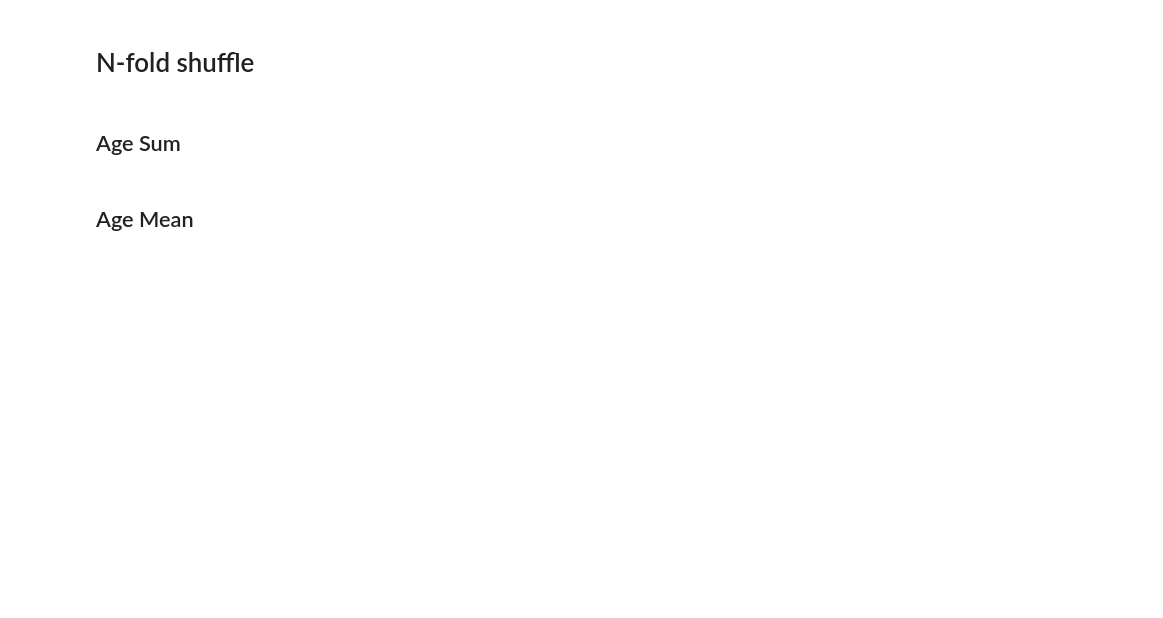
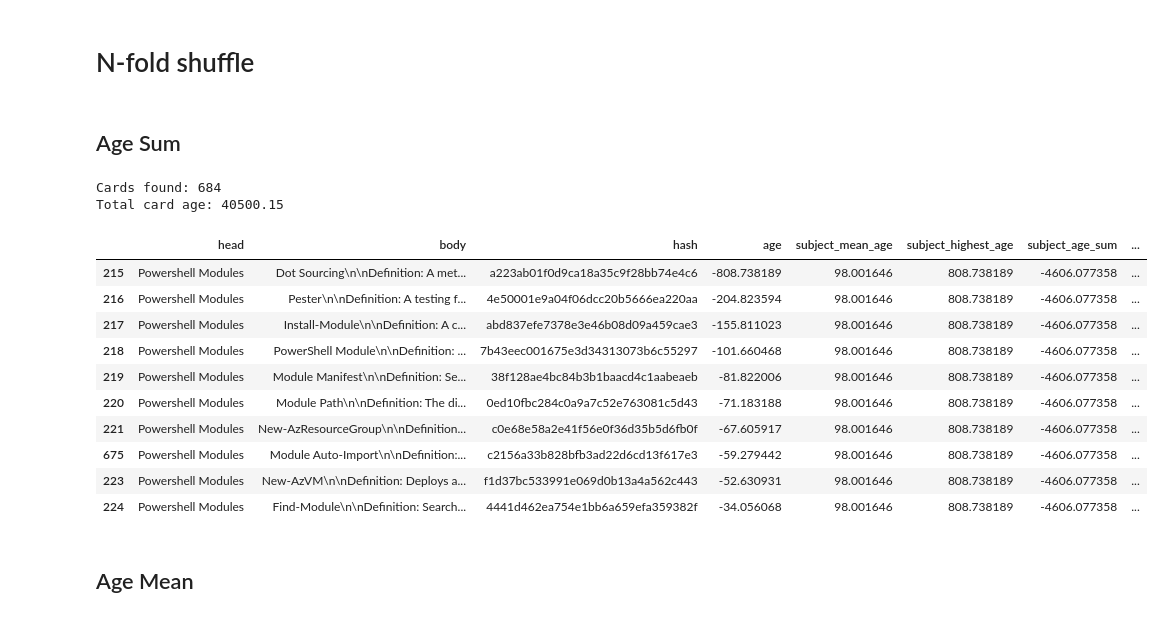
Before and after one commit to JayTY94/Certcards-refresh, a Jupyter notebook: shuffle.ipynb, the cells around one changed output. Cells and saved outputs as stored; diff of their text form; code cells hidden in the pictures; blank space fills up the shorter version.

```diff
--- a/shuffle.ipynb
+++ b/shuffle.ipynb
@@ -184,16 +184,30 @@ sum of ages: ~39212.05
 # %% [markdown]
 ## Age Sum
 # %%
-# n=3
-# existing_cards['count'] = existing_cards.sort_values('age', ascending=False).groupby('head').cumcount()
-# existing_cards['n_fold'] = existing_cards['count'] % n
+n=3
+existing_cards['count'] = existing_cards.sort_values('age', ascending=False).groupby('head').cumcount()
+existing_cards['n_fold'] = existing_cards['count'] % n
 
-# existing_cards['subject_age_sum'] = existing_cards['subject_age_sum'] *-1
-# existing_cards['age'] = existing_cards['age'] *-1
-# existing_cards.sort_values(['n_fold', 'subject_age_sum', 'age'], inplace=True)
+existing_cards['subject_age_sum'] = existing_cards['subject_age_sum'] *-1
+existing_cards['age'] = existing_cards['age'] *-1
+existing_cards.sort_values(['n_fold', 'subject_age_sum', 'age'], inplace=True)
 
-# remake_card_document(existing_cards=existing_cards)
-# existing_cards.head(10)
+remake_card_document(existing_cards=existing_cards)
+existing_cards.head(10)
+# %% [output]
+Cards found: 684
+Total card age: 40500.15
+|  | head | body | hash | age | subject_mean_age | subject_highest_age | subject_age_sum | ... |
+| 215 | Powershell Modules | Dot Sourcing\n\nDefinition: A met... | a223ab01f0d9ca18a35c9f28bb74e4c6 | -808.738189 | 98.001646 | 808.738189 | -4606.077358 | ... |
+| 216 | Powershell Modules | Pester\n\nDefinition: A testing f... | 4e50001e9a04f06dcc20b5666ea220aa | -204.823594 | 98.001646 | 808.738189 | -4606.077358 | ... |
+| 217 | Powershell Modules | Install-Module\n\nDefinition: A c... | abd837efe7378e3e46b08d09a459cae3 | -155.811023 | 98.001646 | 808.738189 | -4606.077358 | ... |
+| 218 | Powershell Modules | PowerShell Module\n\nDefinition: ... | 7b43eec001675e3d34313073b6c55297 | -101.660468 | 98.001646 | 808.738189 | -4606.077358 | ... |
+| 219 | Powershell Modules | Module Manifest\n\nDefinition: Se... | 38f128ae4bc84b3b1baacd4c1aabeaeb | -81.822006 | 98.001646 | 808.738189 | -4606.077358 | ... |
+| 220 | Powershell Modules | Module Path\n\nDefinition: The di... | 0ed10fbc284c0a9a7c52e763081c5d43 | -71.183188 | 98.001646 | 808.738189 | -4606.077358 | ... |
+| 221 | Powershell Modules | New-AzResourceGroup\n\nDefinition... | c0e68e58a2e41f56e0f36d35b5d6fb0f | -67.605917 | 98.001646 | 808.738189 | -4606.077358 | ... |
+| 675 | Powershell Modules | Module Auto-Import\n\nDefinition:... | c2156a33b828bfb3ad22d6cd13f617e3 | -59.279442 | 98.001646 | 808.738189 | -4606.077358 | ... |
+| 223 | Powershell Modules | New-AzVM\n\nDefinition: Deploys a... | f1d37bc533991e069d0b13a4a562c443 | -52.630931 | 98.001646 | 808.738189 | -4606.077358 | ... |
+| 224 | Powershell Modules | Find-Module\n\nDefinition: Search... | 4441d462ea754e1bb6a659efa359382f | -34.056068 | 98.001646 | 808.738189 | -4606.077358 | ... |
 # %% [markdown]
 ## Age Mean
 # %%
```
Also changed, not shown: parts of 5 cells of this notebook, 3 other files.
